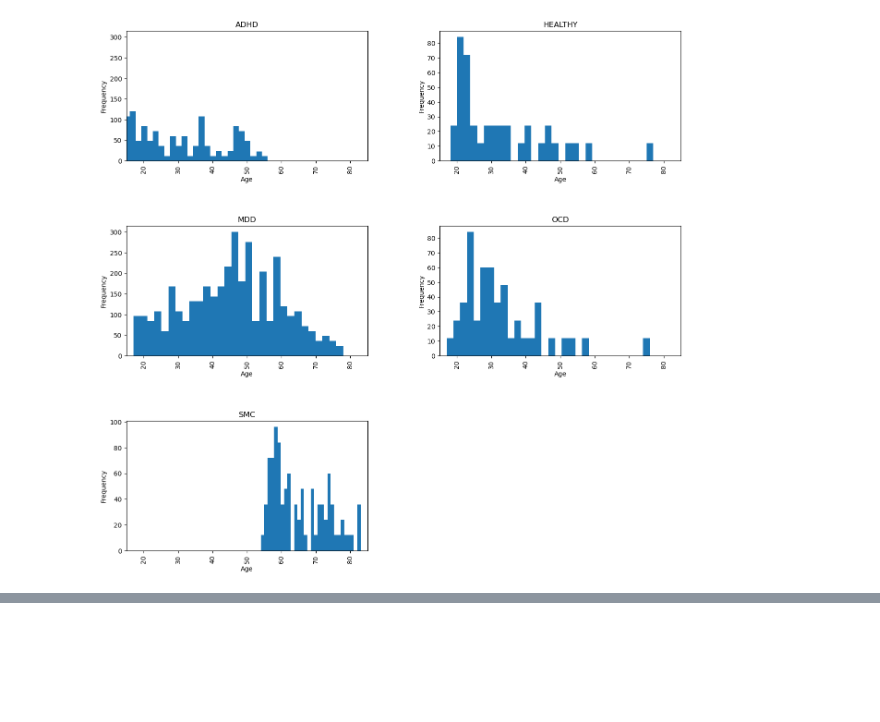
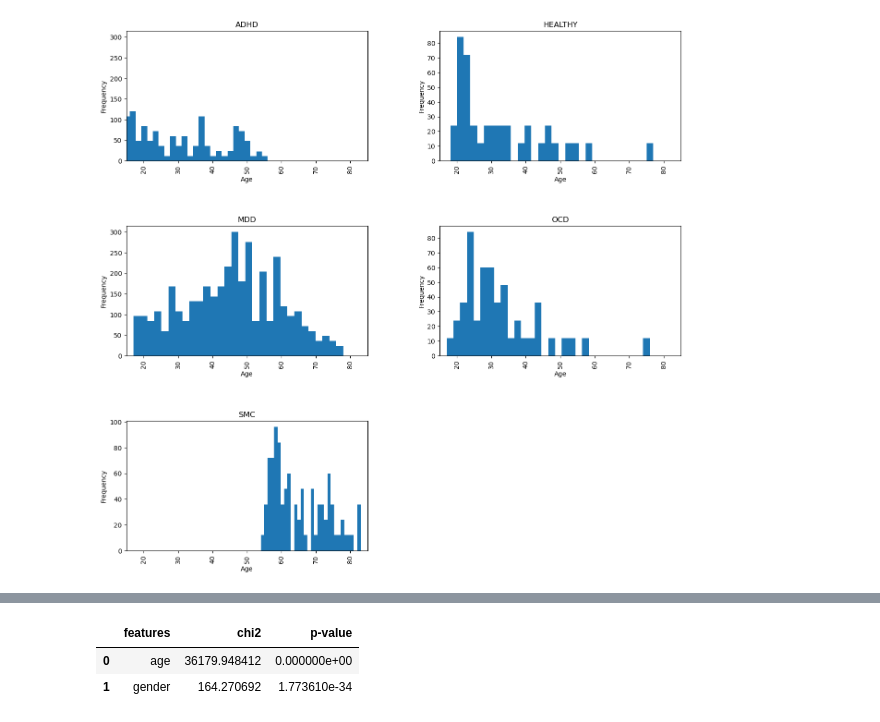
Before and after one commit to TSmolders/Internship_EEG, a Jupyter notebook: 1_participants_data.ipynb, the cells around one changed output, grey strips where cells are left out. Cells and saved outputs as stored; diff of their text form; code cells hidden in the pictures; blank space fills up the shorter version.

```diff
--- a/1_participants_data.ipynb
+++ b/1_participants_data.ipynb
@@ -202,0 +227,15 @@ for ax in axes.flatten():
+# %%
+from sklearn.feature_selection import chi2
+
+df_corr = df_corr.dropna()
+res = chi2(df_corr.iloc[:, :2], df_corr['diagnosis'])
+features = pd.DataFrame({
+    'features': df_corr.columns[:2],
+    'chi2': res[0],
+    'p-value': res[1]
+})
+features
+# %% [output]
+|  | features | chi2 | p-value |
+| 0 | age | 36179.948412 | 0.000000e+00 |
+| 1 | gender | 164.270692 | 1.773610e-34 |
```
Also changed, not shown: parts of 3 cells of this notebook.
